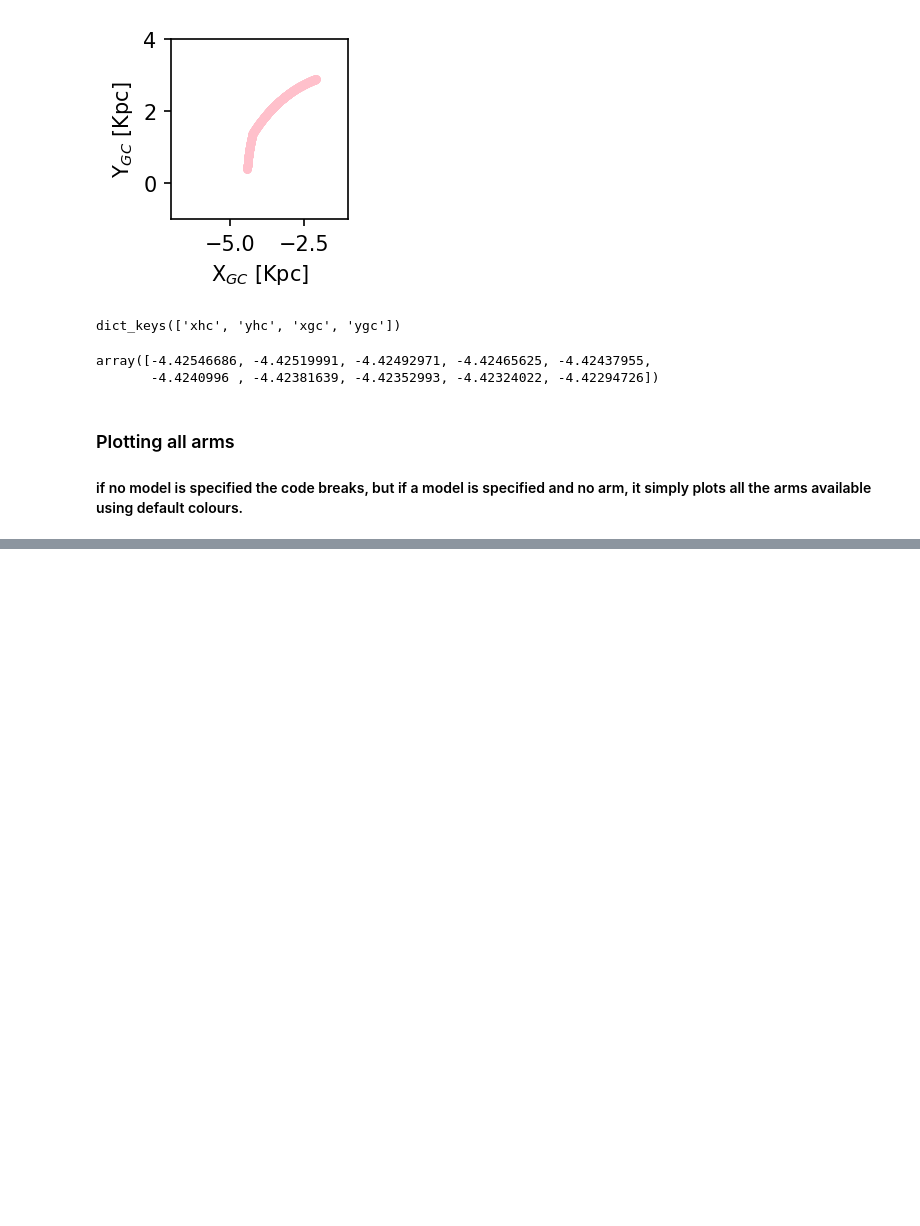
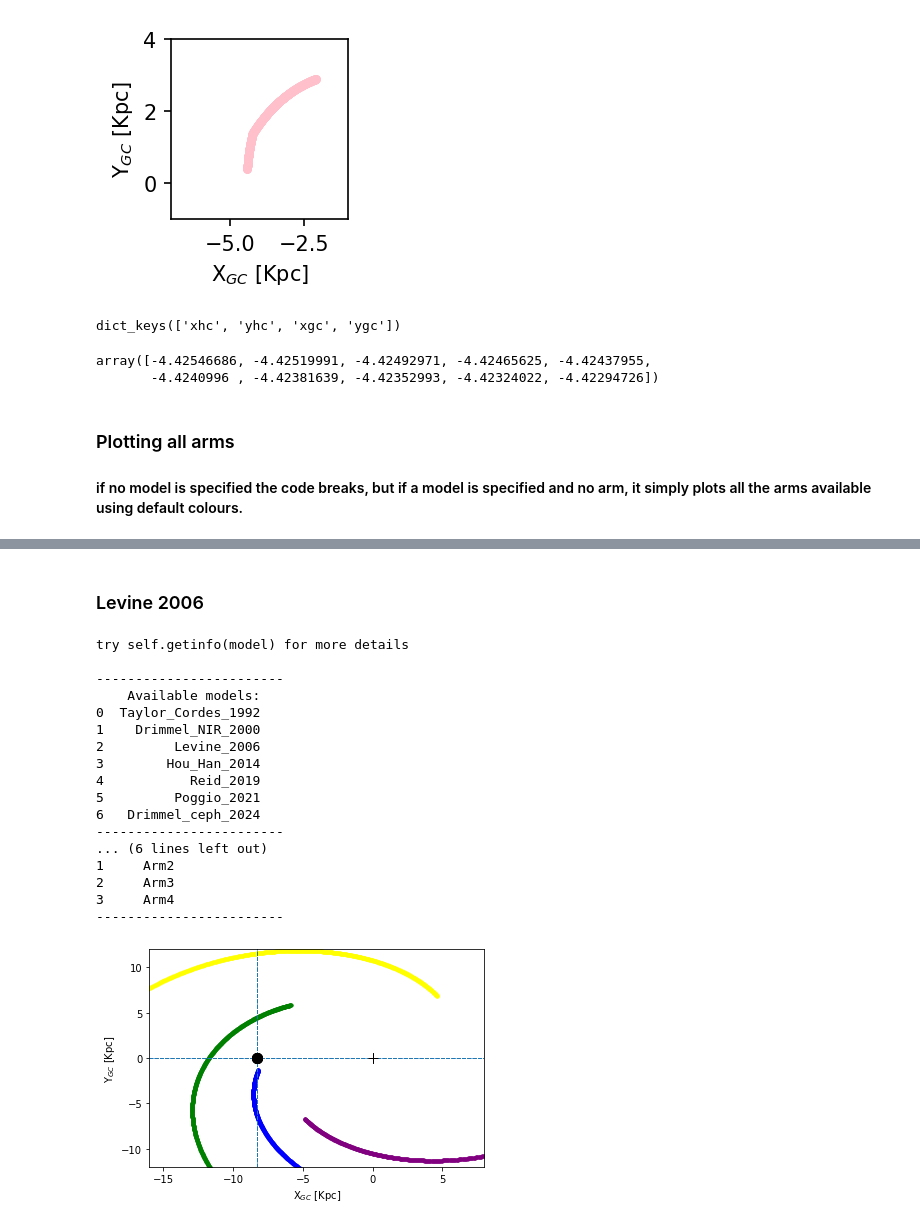
Before and after one commit to Abhaypru/SpiralMap, a Jupyter notebook: plotspirals_demo.ipynb, the cells around one changed output, grey strips where cells are left out. Cells and saved outputs as stored; diff of their text form; code cells hidden in the pictures; blank space fills up the shorter version.

Commit message:
notebook updated with levine

```diff
--- a/plotspirals_demo.ipynb
+++ b/plotspirals_demo.ipynb
@@ -92,0 +95,27 @@ plt.tight_layout()
+# %% [markdown]
+### Levine 2006
+# %%
+use_model = 'Levine_2006'
+plotattrs = {'plot':True,'coordsys':'GC','markSunGC':True,'xmin':-16,'xmax':8,'ymin':-12,'ymax':12}
+spirals = sp.main_()
+spirals.getinfo(model=use_model)
+spirals.readout(plotattrs,model=use_model,arm='all')
+# %% [output]
+try self.getinfo(model) for more details
+
+------------------------
+    Available models:
+0  Taylor_Cordes_1992
+1    Drimmel_NIR_2000
+2         Levine_2006
+3        Hou_Han_2014
+4           Reid_2019
+5         Poggio_2021
+6   Drimmel_ceph_2024
+------------------------
+... (6 lines left out)
+1     Arm2
+2     Arm3
+3     Arm4
+------------------------
+[figure, added]
```
Also changed, not shown: parts of 3 cells of this notebook.
